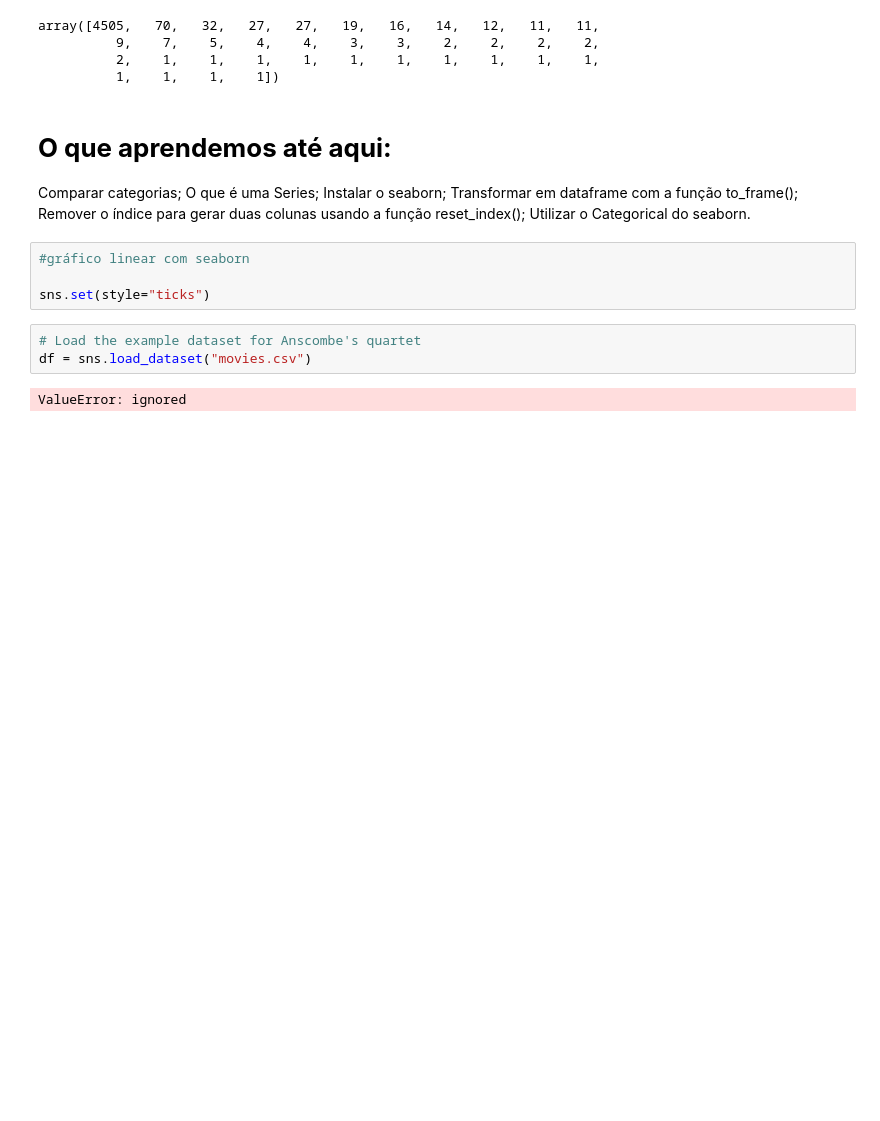
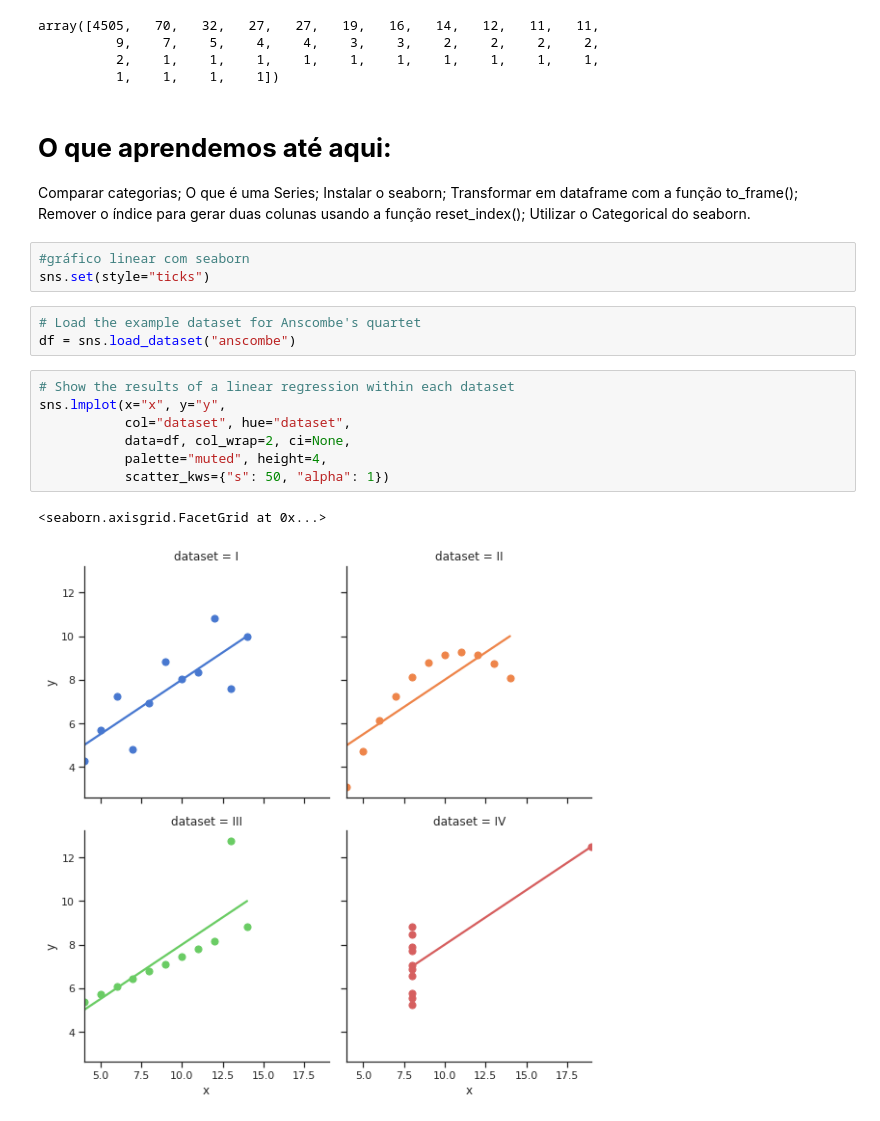
Before and after one commit to mcmaia/DataSci_Studies, a Jupyter notebook: Intro_data_sci.ipynb, the cells around one changed output. Saved outputs shown, nothing was run; the diff lists cells and outputs as text; blank space fills up the shorter version.

Commit message:
linear graf with seaborn

```diff
--- a/Intro_data_sci.ipynb
+++ b/Intro_data_sci.ipynb
@@ -477,10 +477,17 @@ Remover o índice para gerar duas colunas usando a função reset_index();
 Utilizar o Categorical do seaborn.
 # %%
 #gráfico linear com seaborn
-
 sns.set(style="ticks")
 # %%
 # Load the example dataset for Anscombe's quartet
-df = sns.load_dataset("movies.csv")
+df = sns.load_dataset("anscombe")
-# %% [output]
-ValueError: ignored
+# %%
+# Show the results of a linear regression within each dataset
+sns.lmplot(x="x", y="y",
+           col="dataset", hue="dataset",
+           data=df, col_wrap=2, ci=None,
+           palette="muted", height=4,
+           scatter_kws={"s": 50, "alpha": 1})
+# %% [output]
+<seaborn.axisgrid.FacetGrid at 0x...>
+[figure, added]
```
